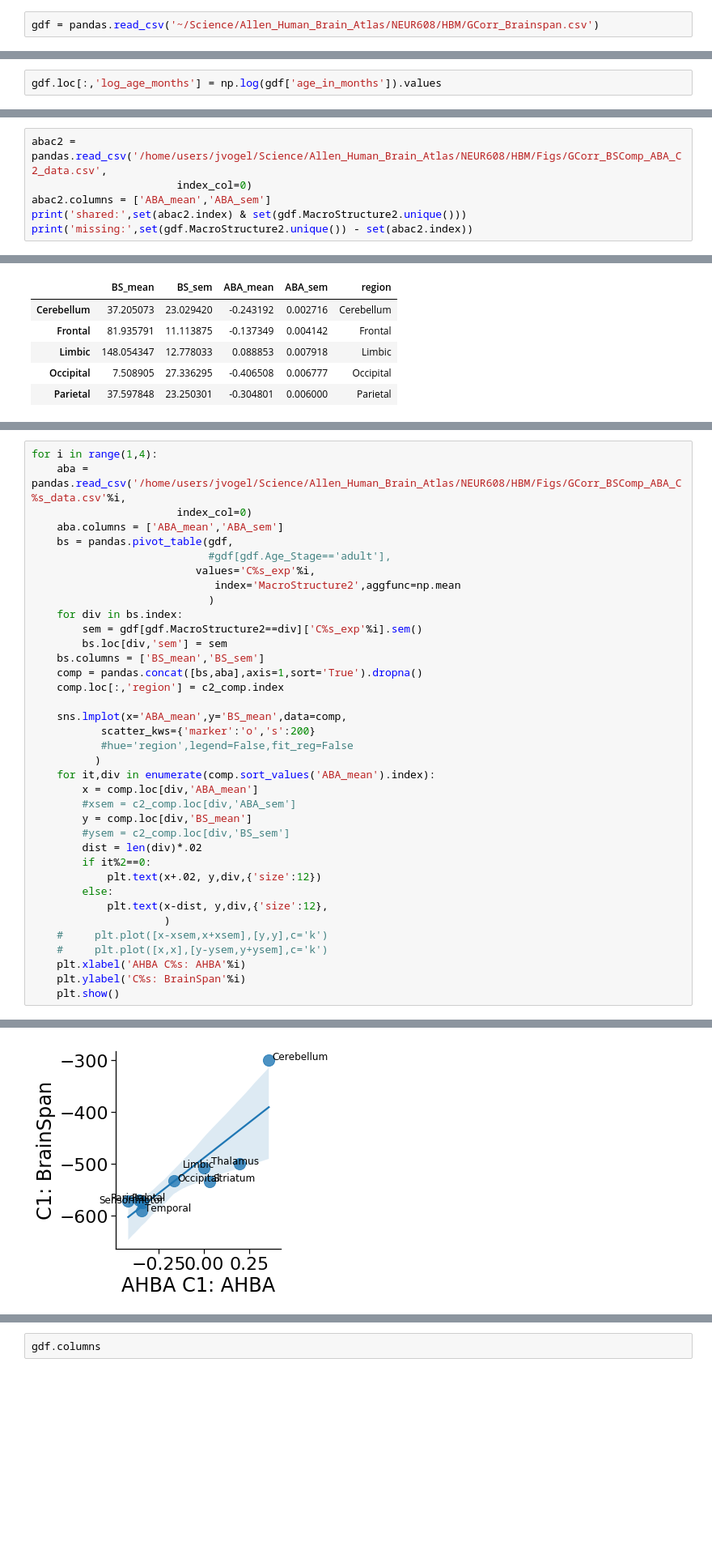
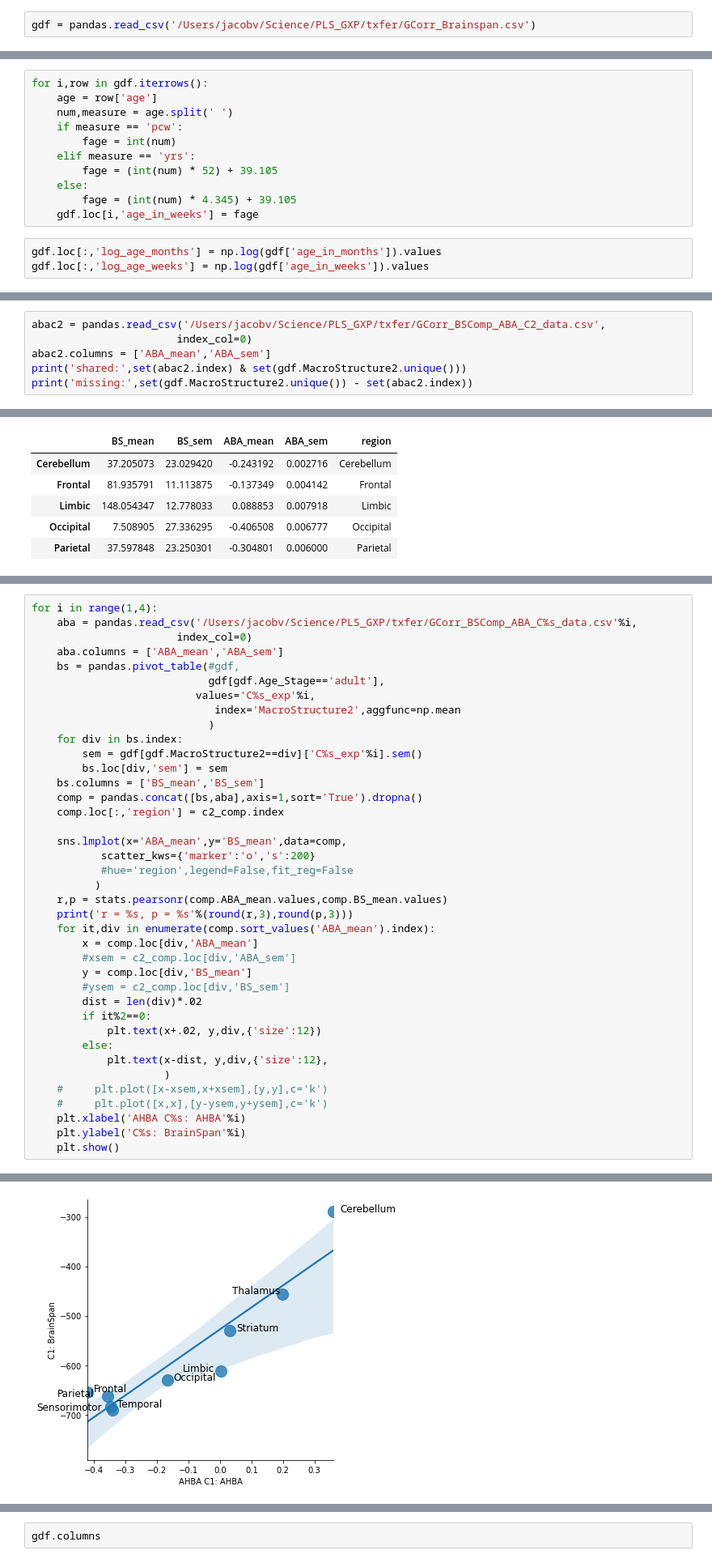
Before and after one commit to illdopejake/PLS_GXp, a Jupyter notebook: Brainspan-GCorr.ipynb, the cells around one changed output, grey strips where cells are left out. Shown at 81% size. Cells and saved outputs as stored; diff of their text form; blank space fills up the shorter version.

```diff
--- a/Brainspan-GCorr.ipynb
+++ b/Brainspan-GCorr.ipynb
@@ -98,7 +132,7 @@ for i,col in enumerate(gxp.columns):
 # %%
 #gdf.to_csv('~/Science/Allen_Human_Brain_Atlas/NEUR608/HBM/GCorr_Brainspan.csv')
 # %%
-gdf = pandas.read_csv('~/Science/Allen_Human_Brain_Atlas/NEUR608/HBM/GCorr_Brainspan.csv')
+gdf = pandas.read_csv('/Users/jacobv/Science/PLS_GXP/txfer/GCorr_Brainspan.csv')
 # %% [markdown]
 #### Prepare stuff for plots
 # %%
@@ -256,5 +294,17 @@ for i,row in gdf.iterrows():
+# %%
+for i,row in gdf.iterrows():
+    age = row['age']
+    num,measure = age.split(' ')
+    if measure == 'pcw':
+        fage = int(num)
+    elif measure == 'yrs':
+        fage = (int(num) * 52) + 39.105
+    else:
+        fage = (int(num) * 4.345) + 39.105
+    gdf.loc[i,'age_in_weeks'] = fage
 # %%
 gdf.loc[:,'log_age_months'] = np.log(gdf['age_in_months']).values
+gdf.loc[:,'log_age_weeks'] = np.log(gdf['age_in_weeks']).values
 # %%
 gdf.loc[:,'log_age_sq'] = (gdf['log_age_months']**2).values
 # %%
@@ -1025,7 +1077,7 @@ plt.ylabel('C1 Pattern Expression')
 Text(0, 0.5, 'C1 Pattern Expression')
 [figure]
 # %%
-abac2 = pandas.read_csv('/home/users/jvogel/Science/Allen_Human_Brain_Atlas/NEUR608/HBM/Figs/GCorr_BSComp_ABA_C2_data.csv',
+abac2 = pandas.read_csv('/Users/jacobv/Science/PLS_GXP/txfer/GCorr_BSComp_ABA_C2_data.csv',
                        index_col=0)
 abac2.columns = ['ABA_mean','ABA_sem']
 print('shared:',set(abac2.index) & set(gdf.MacroStructure2.unique()))
@@ -1083,10 +1139,10 @@ Text(14.920000000000002, 0.5, 'C2: BrainSpan')
 # %%
 for i in range(1,4):
-    aba = pandas.read_csv('/home/users/jvogel/Science/Allen_Human_Brain_Atlas/NEUR608/HBM/Figs/GCorr_BSComp_ABA_C%s_data.csv'%i,
+    aba = pandas.read_csv('/Users/jacobv/Science/PLS_GXP/txfer/GCorr_BSComp_ABA_C%s_data.csv'%i,
                        index_col=0)
     aba.columns = ['ABA_mean','ABA_sem']
-    bs = pandas.pivot_table(gdf,
-                            #gdf[gdf.Age_Stage=='adult'],
+    bs = pandas.pivot_table(#gdf,
+                            gdf[gdf.Age_Stage=='adult'],
                           values='C%s_exp'%i,
                              index='MacroStructure2',aggfunc=np.mean
                             )
@@ -1101,6 +1157,8 @@ for i in range(1,4):
            scatter_kws={'marker':'o','s':200}
            #hue='region',legend=False,fit_reg=False
           )
+    r,p = stats.pearsonr(comp.ABA_mean.values,comp.BS_mean.values)
+    print('r = %s, p = %s'%(round(r,3),round(p,3)))
     for it,div in enumerate(comp.sort_values('ABA_mean').index):
         x = comp.loc[div,'ABA_mean']
         #xsem = c2_comp.loc[div,'ABA_sem']
@@ -1121 +1180 @@ for i in range(1,4):
-[figure, old version]
+[figure, new version]
```
Also changed, not shown: parts of 72 cells of this notebook, 15 other files.
